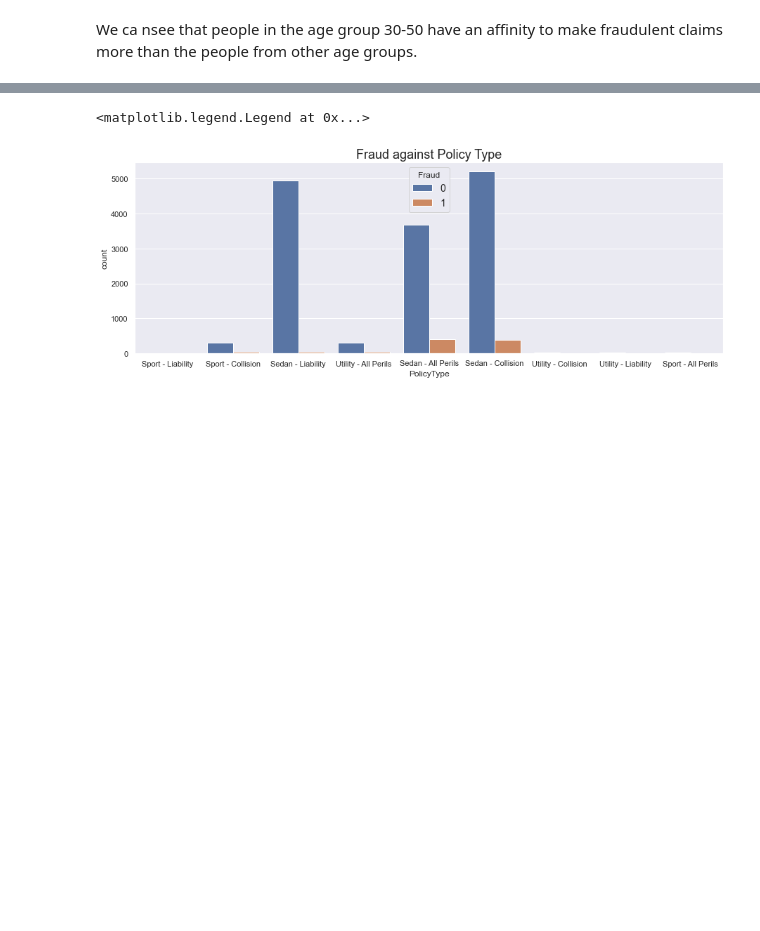
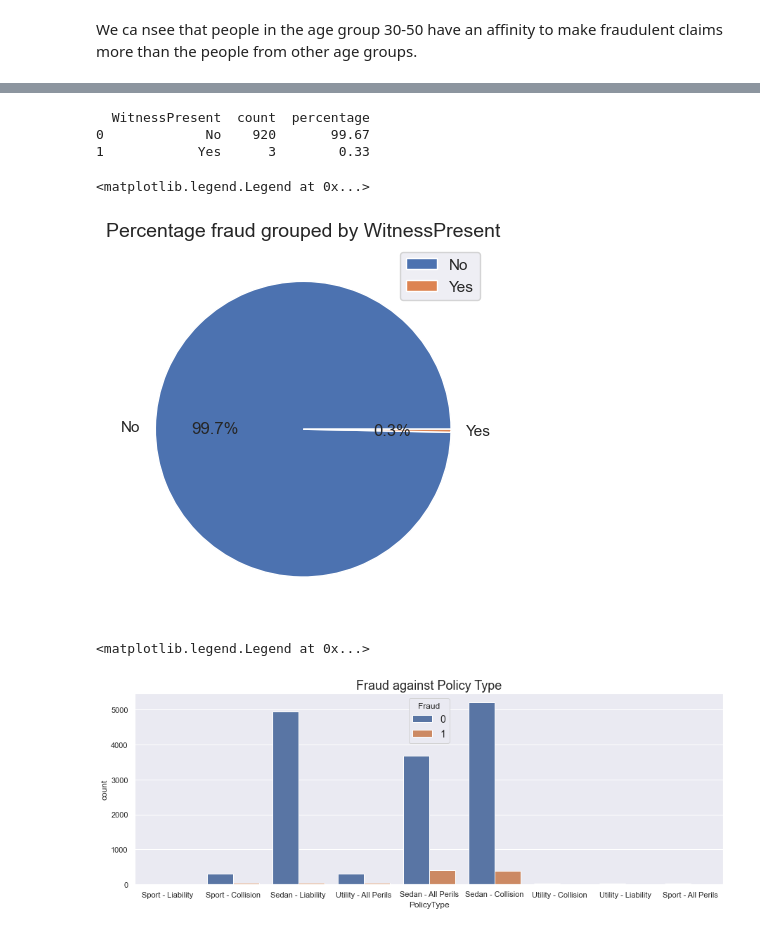
Before and after one commit to Niteesh95/Car_Claims_Fraud_Prediction, a Jupyter notebook: notebooks/carclaims.ipynb, the cells around one changed output, grey strips where cells are left out. Drawn from its saved outputs; the diff is of its cells as text; code cells hidden in the pictures; blank space fills up the shorter version.

```diff
--- a/notebooks/carclaims.ipynb
+++ b/notebooks/carclaims.ipynb
@@ -193,3 +236,20 @@ for col in plot_cols:
+# %%
+a =frauds_only.groupby('WitnessPresent', as_index=False)['WitnessPresent'].value_counts()
+a['percentage'] = round((a['count']/a['count'].sum())*100, 2)
+print(a)
+plt.pie(a['percentage'], labels=a['WitnessPresent'], autopct='%1.1f%%')
+# sns.barplot(data=a, x='WitnessPresent',  y='percentage')
+plt.title(f'Percentage fraud grouped by WitnessPresent', fontsize=14)
+# plt.xlabel(f'WitnessPresent', fontsize=12)
+# plt.ylabel(f'Percentage', fontsize=12)
+# plt.yticks(np.arange(0, 100, 10))
+plt.legend()
+# %% [output]
+  WitnessPresent  count  percentage
+0             No    920       99.67
+1            Yes      3        0.33
+<matplotlib.legend.Legend at 0x...>
+[figure, added]
 # %%
 plt.figure(figsize = (15,5))
 sns.set(style="darkgrid")
```
Also changed, not shown: parts of 8 cells of this notebook, 24 other files.
